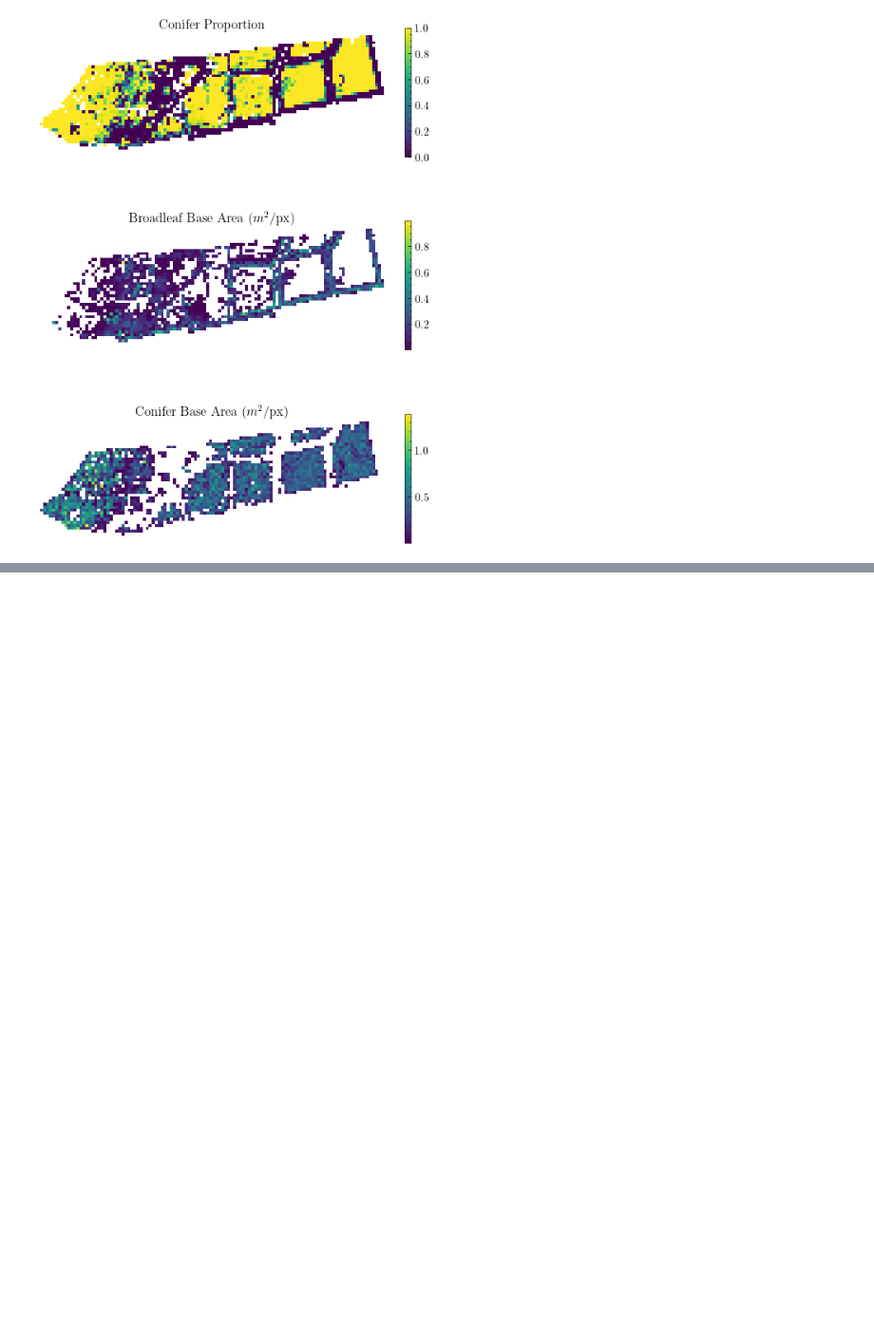
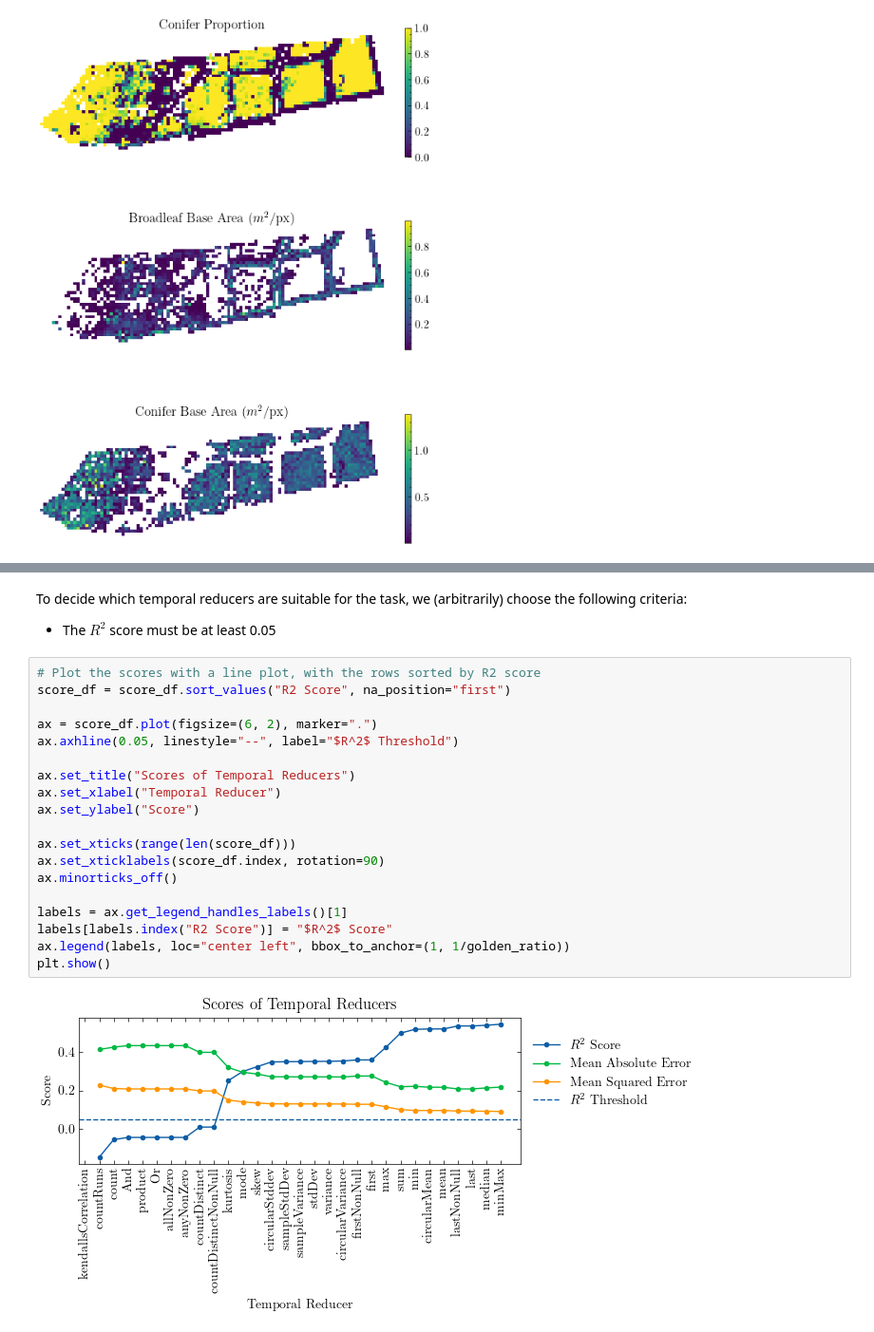
Before and after one commit to Lumcoin/leaf-type-mixture, a Jupyter notebook: notebooks/1-ph-reducers.ipynb, the cells around one changed output, grey strips where cells are left out. Shown at 95% size. Saved outputs shown, nothing was run; the diff lists cells and outputs as text; blank space fills up the shorter version.

Commit message:
Finish Reducer Experiment

```diff
--- a/notebooks/1-ph-reducers.ipynb
+++ b/notebooks/1-ph-reducers.ipynb
@@ -198,0 +230,24 @@ band_names
+# %% [markdown]
+To decide which temporal reducers are suitable for the task, we (arbitrarily) choose the following criteria:
+- The $R^2$ score must be at least 0.05
+# %%
+# Plot the scores with a line plot, with the rows sorted by R2 score
+score_df = score_df.sort_values("R2 Score", na_position="first")
+
+ax = score_df.plot(figsize=(6, 2), marker=".")
+ax.axhline(0.05, linestyle="--", label="$R^2$ Threshold")
+
+ax.set_title("Scores of Temporal Reducers")
+ax.set_xlabel("Temporal Reducer")
+ax.set_ylabel("Score")
+
+ax.set_xticks(range(len(score_df)))
+ax.set_xticklabels(score_df.index, rotation=90)
+ax.minorticks_off()
+
+labels = ax.get_legend_handles_labels()[1]
+labels[labels.index("R2 Score")] = "$R^2$ Score"
+ax.legend(labels, loc="center left", bbox_to_anchor=(1, 1/golden_ratio))
+plt.show()
+# %% [output]
+[figure, added]
```
Also changed, not shown: parts of 9 cells of this notebook, 2 other files.
